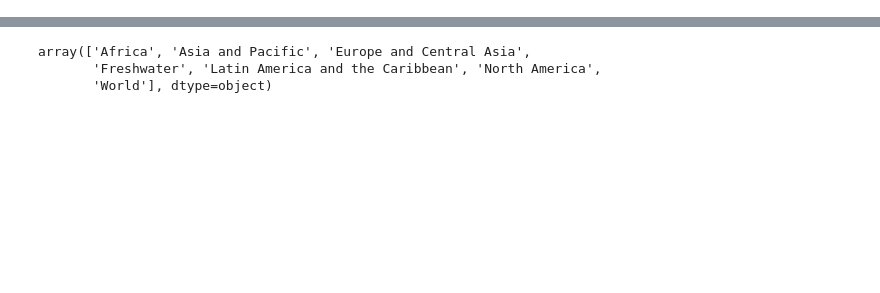
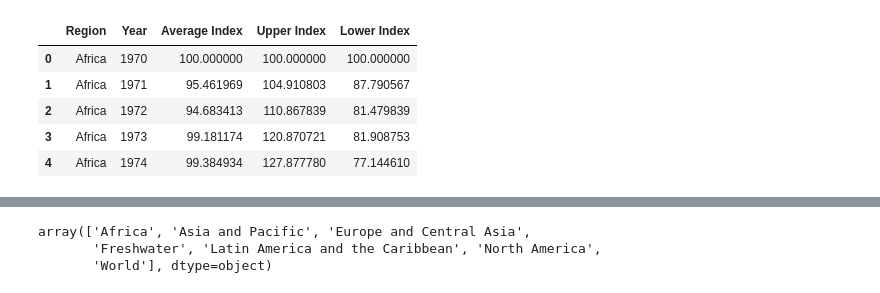
Before and after one commit to kabfare/biodiversity_decline, a Jupyter notebook: living_planet.ipynb, the cells around one changed output, grey strips where cells are left out. Saved outputs shown, nothing was run; the diff lists cells and outputs as text; code cells hidden in the pictures; blank space fills up the shorter version.

```diff
--- a/living_planet.ipynb
+++ b/living_planet.ipynb
@@ -22,0 +34,10 @@ df
+# %%
+df['Year']=df['Year'].astype('object')
+df.head()
+# %% [output]
+|  | Region | Year | Average Index | Upper Index | Lower Index |
+| 0 | Africa | 1970 | 100.000000 | 100.000000 | 100.000000 |
+| 1 | Africa | 1971 | 95.461969 | 104.910803 | 87.790567 |
+| 2 | Africa | 1972 | 94.683413 | 110.867839 | 81.479839 |
+| 3 | Africa | 1973 | 99.181174 | 120.870721 | 81.908753 |
+| 4 | Africa | 1974 | 99.384934 | 127.877780 | 77.144610 |
```
Also changed, not shown: parts of 18 cells of this notebook, 2 other files.
